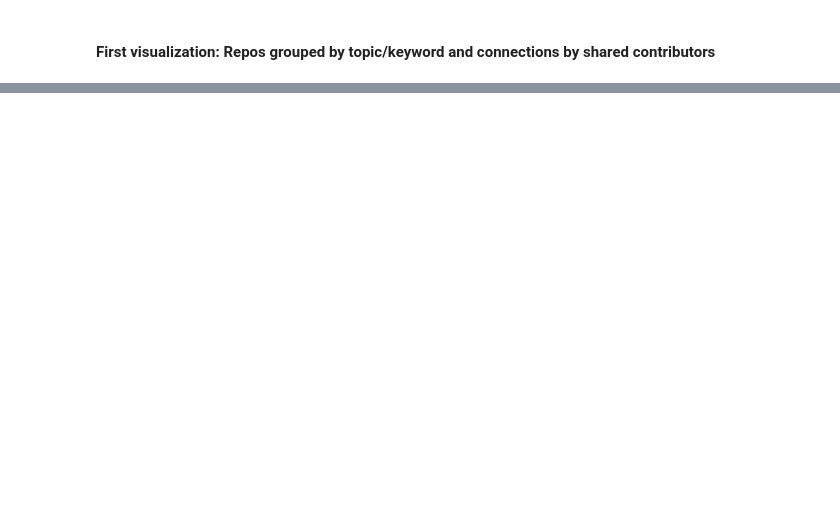
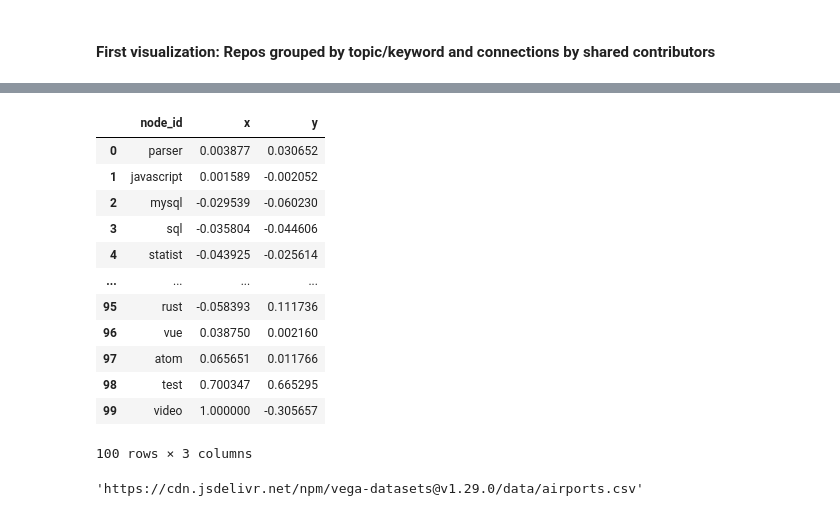
Before and after one commit to michbaum/githubGraph, a Jupyter notebook: scripts/data_visualization.ipynb, the cells around one changed output, grey strips where cells are left out. Saved outputs shown, nothing was run; the diff lists cells and outputs as text; code cells hidden in the pictures; blank space fills up the shorter version.

```diff
--- a/scripts/data_visualization.ipynb
+++ b/scripts/data_visualization.ipynb
@@ -12,0 +38,16 @@ repo_topic_relation = pd.read_csv('../raw_data/topic_relationship_table_stop75.c
+# %%
+#create a set of edges to build of a graph from, where two topics will have an edge if the number of shared repositories is above a threshold
+
+threshold = 2 # number of repos shared between two topics to have an edge
+top_n = 20 # number of topics to look at
+
+edges = set()
+topics = [t for le,t,r in l[-top_n:]]
+
+
+for l1, topic1, repo1 in l[-top_n:]:
+    for l2, topic2, repo2 in l[-top_n:]:
+        shared_repos = len(set(repo1)&set(repo2))
+        if (shared_repos>threshold) & ((topic1,topic2,shared_repos) not in edges) & ((topic2,topic1,shared_repos) not in edges):
+            edges.add((topic1,topic2,shared_repos))
+print('Number of edges found:', len(edges), '. Number of topics included:',top_n)
@@ -12,0 +56,4 @@ repo_topic_relation = pd.read_csv('../raw_data/topic_relationship_table_stop75.c
+# %%
+G = nx.Graph(nodes=topics)
+for e in edges:
+    G.add_edge(e[0],e[1],weight=e[2])
@@ -12,0 +114,16 @@ repo_topic_relation = pd.read_csv('../raw_data/topic_relationship_table_stop75.c
+# %%
+pos_df
+# %% [output]
+|  | node_id | x | y |
+| 0 | parser | 0.003877 | 0.030652 |
+| 1 | javascript | 0.001589 | -0.002052 |
+| 2 | mysql | -0.029539 | -0.060230 |
+| 3 | sql | -0.035804 | -0.044606 |
+| 4 | statist | -0.043925 | -0.025614 |
+| ... | ... | ... | ... |
+| 95 | rust | -0.058393 | 0.111736 |
+| 96 | vue | 0.038750 | 0.002160 |
+| 97 | atom | 0.065651 | 0.011766 |
+| 98 | test | 0.700347 | 0.665295 |
+| 99 | video | 1.000000 | -0.305657 |
+100 rows × 3 columns
@@ -13,3 +147,7 @@ repo_topic_relation = pd.read_csv('../raw_data/topic_relationship_table_stop75.c
+# %%
+airports
+# %% [output]
+'https://cdn.jsdelivr.net/npm/vega-datasets@v1.29.0/data/airports.csv'
 # %%
 # Was originally the background image for the airports
 states = alt.topo_feature(data.us_10m.url, feature="states")
```
Also changed, not shown: parts of 10 cells of this notebook, 1 other file.
